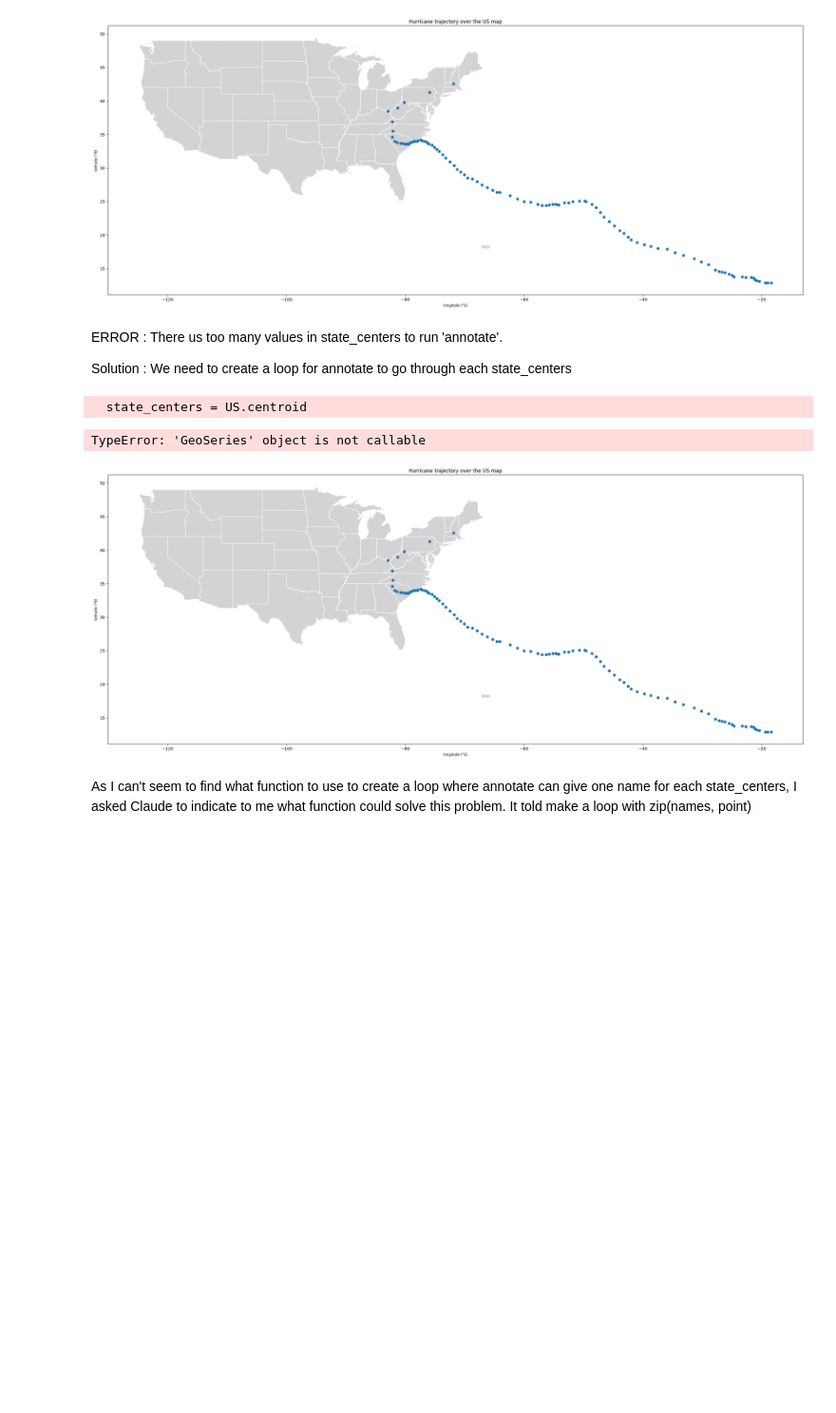
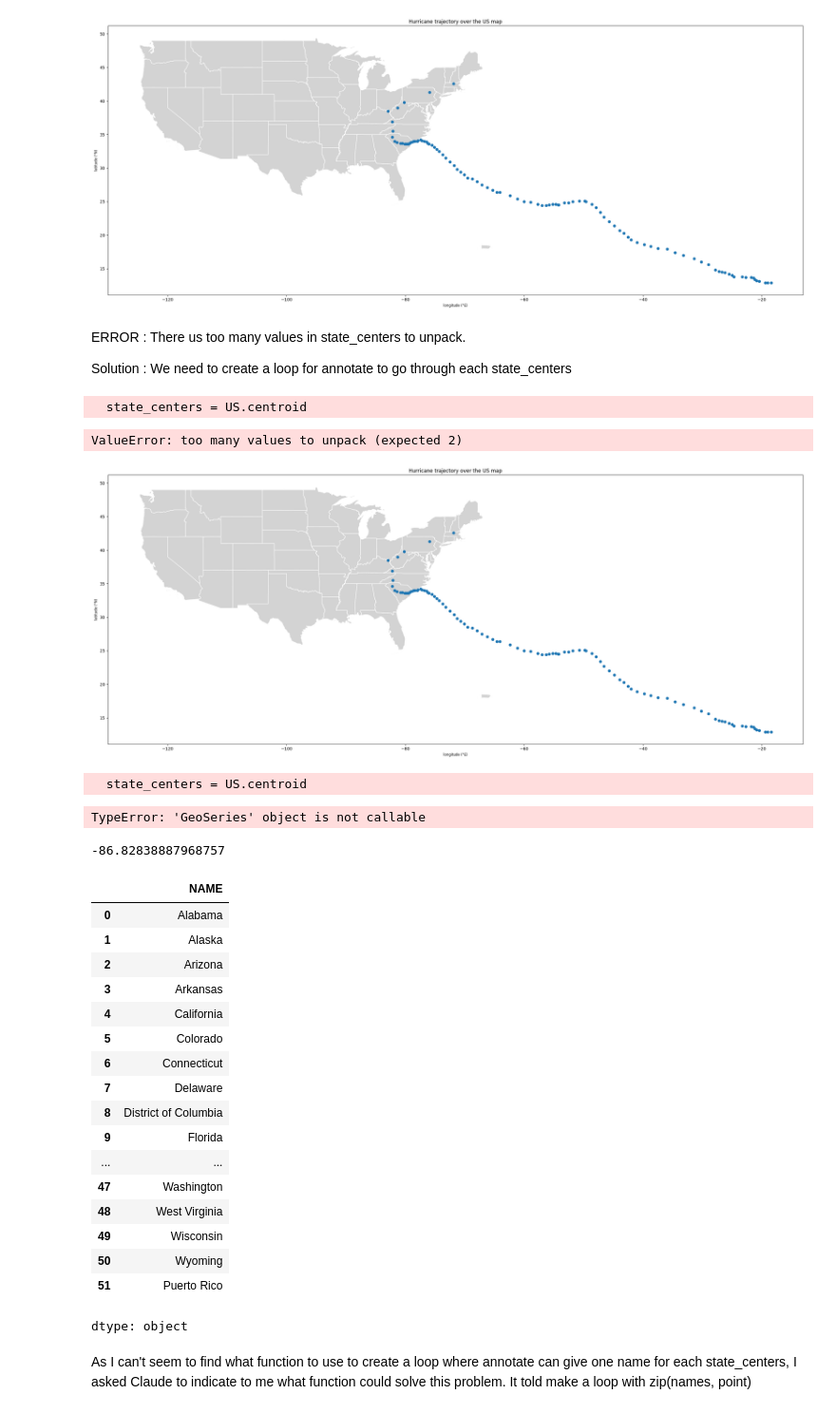
Before and after one commit to kara04y/2026_Intro_Python, a Jupyter notebook: FEEDBACK_KARA_YENNY_.ipynb, the cells around one changed output. Shown at 95% size. Saved outputs shown, nothing was run; the diff lists cells and outputs as text; code cells hidden in the pictures; blank space fills up the shorter version.

```diff
--- a/FEEDBACK_KARA_YENNY_.ipynb
+++ b/FEEDBACK_KARA_YENNY_.ipynb
@@ -148,7 +148,7 @@ plt.annotate(country['NAME'], state_centers)
 ValueError: too many values to unpack (expected 2)
 [figure]
 # %% [markdown]
-ERROR : There us too many values in state_centers to run 'annotate'.
+ERROR : There us too many values in state_centers to unpack.
 
 Solution : We need to create a loop for annotate to go through each state_centers
 # %%
@@ -163,16 +163,48 @@ ax.set_xlabel("longitude (°E)")
 ax.set_ylabel("latitude (°N)")
 ax.set_title("Hurricane trajectory over the US map")
 
-
 # annotate the US states with their names
 state_centers = US.centroid
-
-for point in state_centers :
-  plt.annotate(country['NAME'], state_centers(point))
+for i, (state_centers, US["NAME"]) in zip(state_centers, US["NAME"]):
+  plt.annotate(US["NAME"], state_centers)
 # %% [output]
   state_centers = US.centroid
-TypeError: 'GeoSeries' object is not callable
+ValueError: too many values to unpack (expected 2)
 [figure]
+# %%
+# annotate the US states with their names
+state_centers = US.centroid
+
+for point in state_centers :
+  plt.annotate(country['NAME'], state_centers(point))
+# %% [output]
+  state_centers = US.centroid
+TypeError: 'GeoSeries' object is not callable
+# %%
+state_centers[0].x
+# %% [output]
+-86.82838887968757
+# %%
+country["NAME"]
+# %% [output]
+|  | NAME |
+| 0 | Alabama |
+| 1 | Alaska |
+| 2 | Arizona |
+| 3 | Arkansas |
+| 4 | California |
+| 5 | Colorado |
+| 6 | Connecticut |
+| 7 | Delaware |
+| 8 | District of Columbia |
+| 9 | Florida |
+| ... | ... |
+| 47 | Washington |
+| 48 | West Virginia |
+| 49 | Wisconsin |
+| 50 | Wyoming |
+| 51 | Puerto Rico |
+dtype: object
 # %% [markdown]
  As I can't seem to find what function to use to create a loop where annotate can give one name for each state_centers, I asked Claude to indicate to me what function could solve this problem. It told make a loop with zip(names, point)
 # %%
```
